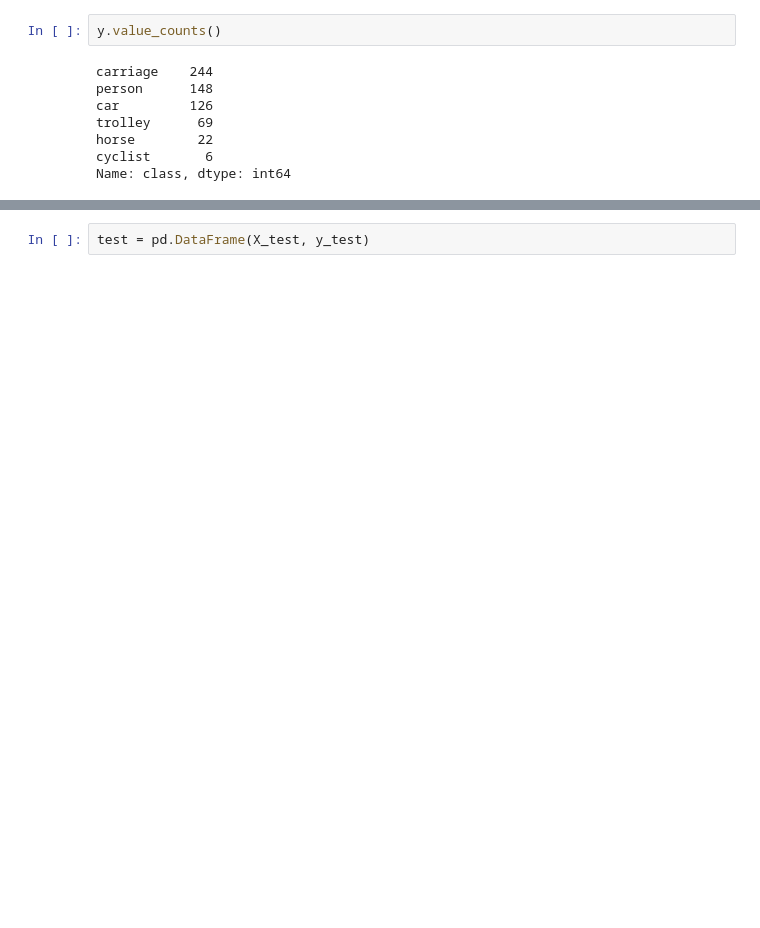
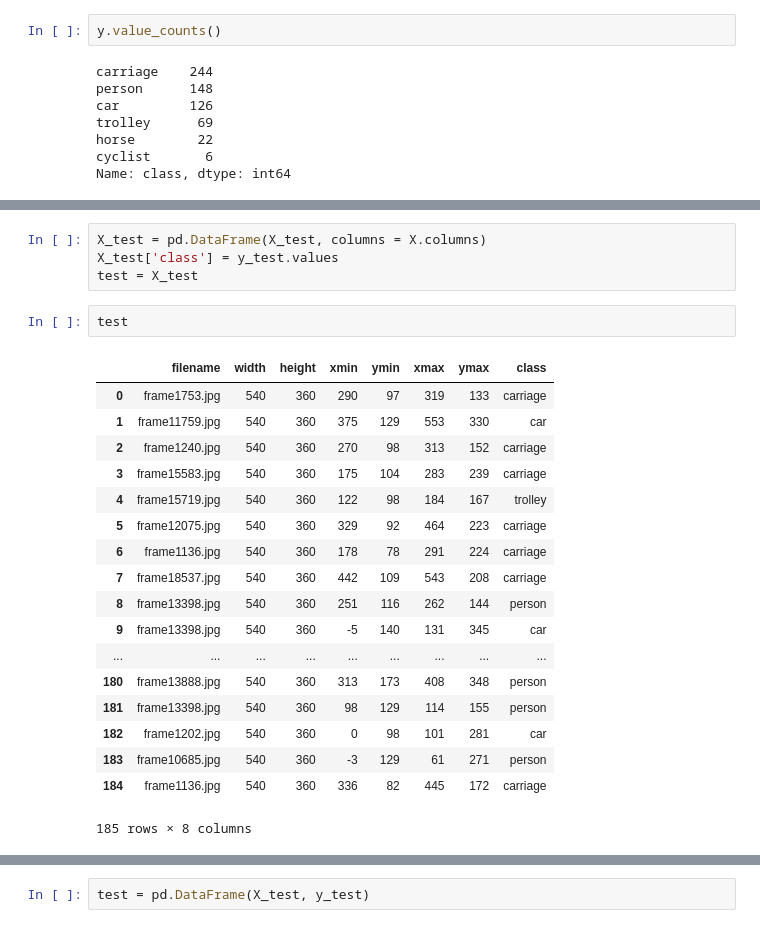
Before and after one commit to ssimontacchi/1906-Traffic-Patterns-Market-St-SF, a Jupyter notebook: delete_unannotated_scratch.ipynb, the cells around one changed output, grey strips where cells are left out. Saved outputs shown, nothing was run; the diff lists cells and outputs as text; blank space fills up the shorter version.

```diff
--- a/delete_unannotated_scratch.ipynb
+++ b/delete_unannotated_scratch.ipynb
@@ -207,0 +232,25 @@ train = pd.DataFrame(X_train, y_train)
+# %%
+X_test = pd.DataFrame(X_test, columns = X.columns)
+X_test['class'] = y_test.values
+test = X_test
+# %%
+test
+# %% [output]
+|  | filename | width | height | xmin | ymin | xmax | ymax | class |
+| 0 | frame1753.jpg | 540 | 360 | 290 | 97 | 319 | 133 | carriage |
+| 1 | frame11759.jpg | 540 | 360 | 375 | 129 | 553 | 330 | car |
+| 2 | frame1240.jpg | 540 | 360 | 270 | 98 | 313 | 152 | carriage |
+| 3 | frame15583.jpg | 540 | 360 | 175 | 104 | 283 | 239 | carriage |
+| 4 | frame15719.jpg | 540 | 360 | 122 | 98 | 184 | 167 | trolley |
+| 5 | frame12075.jpg | 540 | 360 | 329 | 92 | 464 | 223 | carriage |
+| 6 | frame1136.jpg | 540 | 360 | 178 | 78 | 291 | 224 | carriage |
+| 7 | frame18537.jpg | 540 | 360 | 442 | 109 | 543 | 208 | carriage |
+| 8 | frame13398.jpg | 540 | 360 | 251 | 116 | 262 | 144 | person |
+| 9 | frame13398.jpg | 540 | 360 | -5 | 140 | 131 | 345 | car |
+| ... | ... | ... | ... | ... | ... | ... | ... | ... |
+| 180 | frame13888.jpg | 540 | 360 | 313 | 173 | 408 | 348 | person |
+| 181 | frame13398.jpg | 540 | 360 | 98 | 129 | 114 | 155 | person |
+| 182 | frame1202.jpg | 540 | 360 | 0 | 98 | 101 | 281 | car |
+| 183 | frame10685.jpg | 540 | 360 | -3 | 129 | 61 | 271 | person |
+| 184 | frame1136.jpg | 540 | 360 | 336 | 82 | 445 | 172 | carriage |
+185 rows × 8 columns
```
Also changed, not shown: parts of 11 cells of this notebook, 9 other files.
